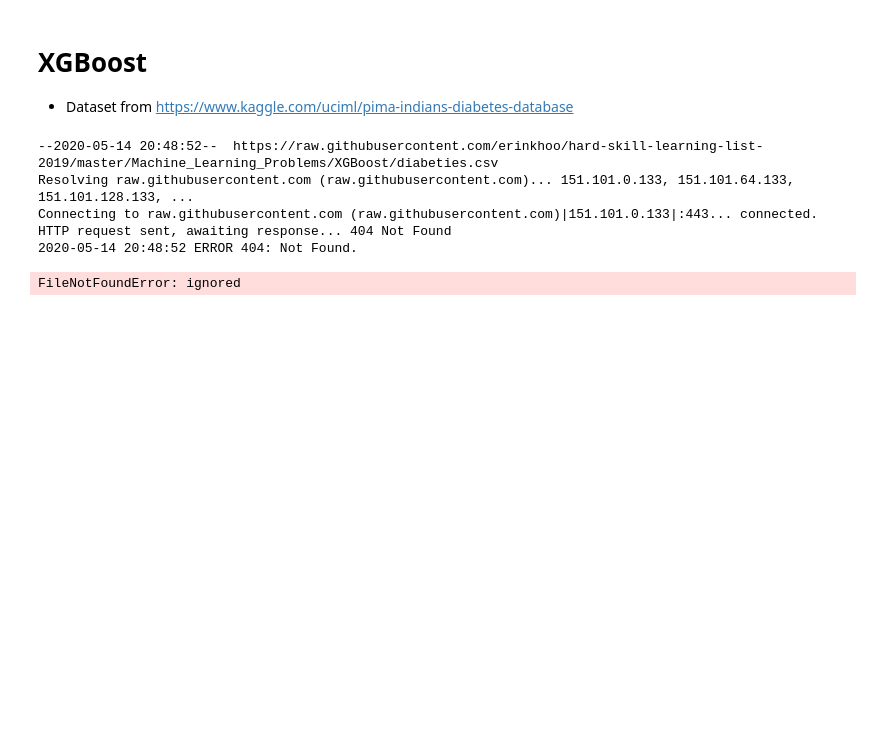
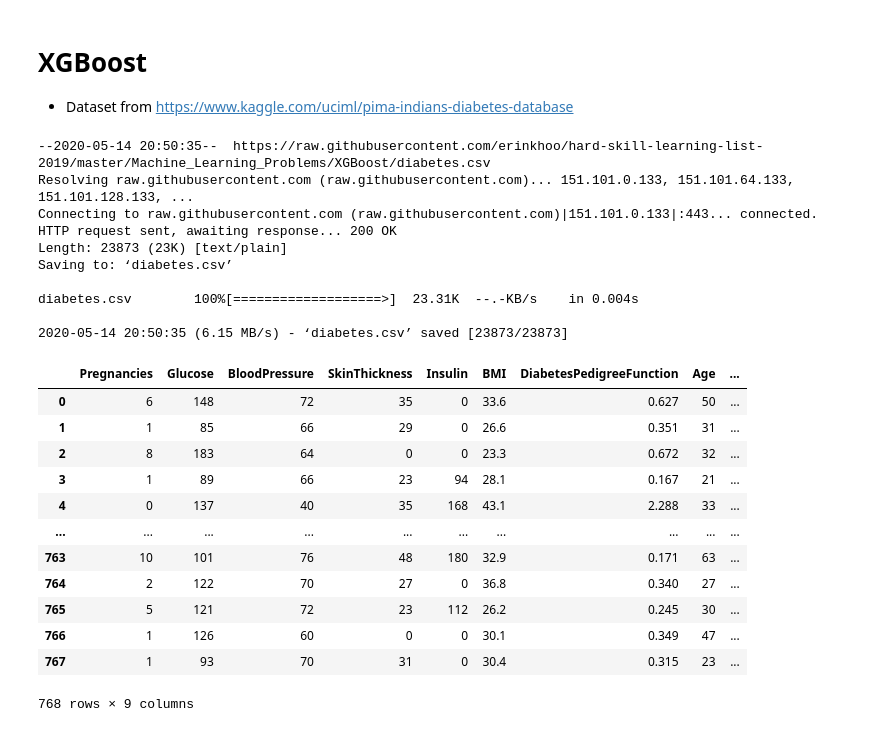
Before and after one commit to erinkhoo/hard-skill-learning-list-2019, a Jupyter notebook: Machine_Learning_Problems/XGBoost/XGBoost-Playground.ipynb, the cells around one changed output. Saved outputs shown, nothing was run; the diff lists cells and outputs as text; code cells hidden in the pictures; blank space fills up the shorter version.

```diff
--- a/Machine_Learning_Problems/XGBoost/XGBoost-Playground.ipynb
+++ b/Machine_Learning_Problems/XGBoost/XGBoost-Playground.ipynb
@@ -37,14 +41,35 @@ from sklearn.svm import SVC
 from xgboost import XGBClassifier
 # %%
 # load data
-!wget https://raw.githubusercontent.com/erinkhoo/hard-skill-learning-list-2019/master/Machine_Learning_Problems/XGBoost/diabeties.csv
+!wget https://raw.githubusercontent.com/erinkhoo/hard-skill-learning-list-2019/master/Machine_Learning_Problems/XGBoost/diabetes.csv
 
-#
-dataset = pd.read_csv('diabeties.csv')
+# dataframe
+dataset = pd.read_csv('diabetes.csv')
 # %% [output]
---2020-05-14 20:48:52--  https://raw.githubusercontent.com/erinkhoo/hard-skill-learning-list-2019/master/Machine_Learning_Problems/XGBoost/diabeties.csv
+--2020-05-14 20:50:35--  https://raw.githubusercontent.com/erinkhoo/hard-skill-learning-list-2019/master/Machine_Learning_Problems/XGBoost/diabetes.csv
 Resolving raw.githubusercontent.com (raw.githubusercontent.com)... 151.101.0.133, 151.101.64.133, 151.101.128.133, ...
 Connecting to raw.githubusercontent.com (raw.githubusercontent.com)|151.101.0.133|:443... connected.
-HTTP request sent, awaiting response... 404 Not Found
-2020-05-14 20:48:52 ERROR 404: Not Found.
+HTTP request sent, awaiting response... 200 OK
+Length: 23873 (23K) [text/plain]
+Saving to: ‘diabetes.csv’
+
+diabetes.csv        100%[===================>]  23.31K  --.-KB/s    in 0.004s
+
+2020-05-14 20:50:35 (6.15 MB/s) - ‘diabetes.csv’ saved [23873/23873]
-FileNotFoundError: ignored
+# %%
+#
+dataset
+# %% [output]
+|  | Pregnancies | Glucose | BloodPressure | SkinThickness | Insulin | BMI | DiabetesPedigreeFunction | Age | ... |
+| 0 | 6 | 148 | 72 | 35 | 0 | 33.6 | 0.627 | 50 | ... |
+| 1 | 1 | 85 | 66 | 29 | 0 | 26.6 | 0.351 | 31 | ... |
+| 2 | 8 | 183 | 64 | 0 | 0 | 23.3 | 0.672 | 32 | ... |
+| 3 | 1 | 89 | 66 | 23 | 94 | 28.1 | 0.167 | 21 | ... |
+| 4 | 0 | 137 | 40 | 35 | 168 | 43.1 | 2.288 | 33 | ... |
+| ... | ... | ... | ... | ... | ... | ... | ... | ... | ... |
+| 763 | 10 | 101 | 76 | 48 | 180 | 32.9 | 0.171 | 63 | ... |
+| 764 | 2 | 122 | 70 | 27 | 0 | 36.8 | 0.340 | 27 | ... |
+| 765 | 5 | 121 | 72 | 23 | 112 | 26.2 | 0.245 | 30 | ... |
+| 766 | 1 | 126 | 60 | 0 | 0 | 30.1 | 0.349 | 47 | ... |
+| 767 | 1 | 93 | 70 | 31 | 0 | 30.4 | 0.315 | 23 | ... |
+768 rows × 9 columns
```
Also changed, not shown: parts of 7 cells of this notebook.
